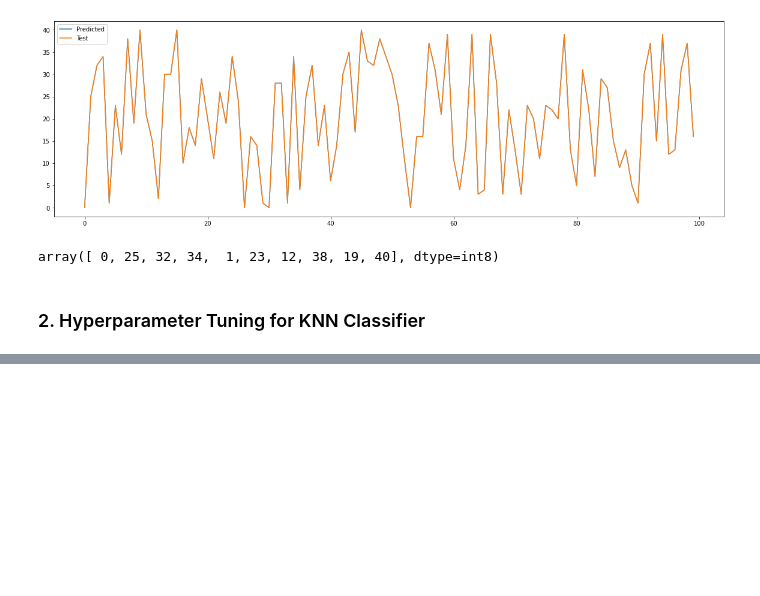
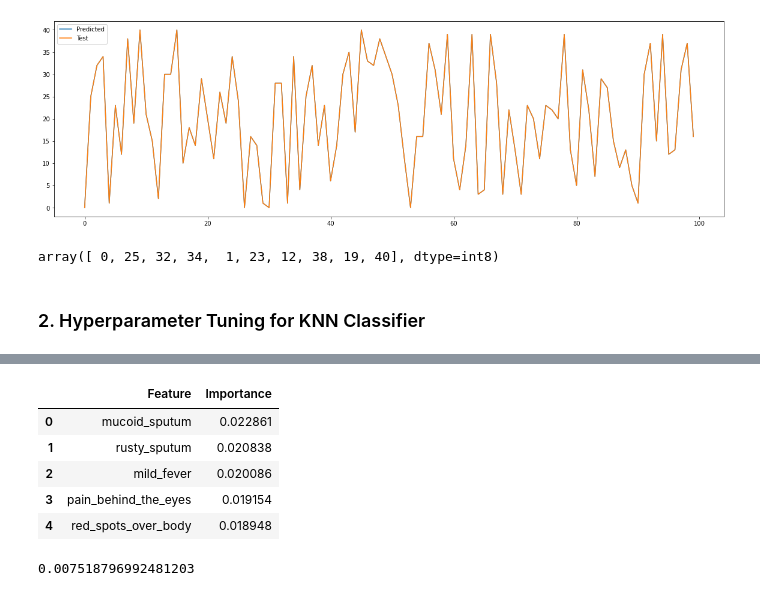
Before and after one commit to dinesh-gitrepo/UCDPA_DineshGangwar, a Jupyter notebook: ML_Model_for_Disease_Prediction.ipynb, the cells around one changed output, grey strips where cells are left out. Saved outputs shown, nothing was run; the diff lists cells and outputs as text; code cells hidden in the pictures; blank space fills up the shorter version.

```diff
--- a/ML_Model_for_Disease_Prediction.ipynb
+++ b/ML_Model_for_Disease_Prediction.ipynb
@@ -470,0 +498,13 @@ pd.concat([pd.Series(X_train.columns[rf_model.feature_importances_ >= 0.011]),
+# %%
+important_features.head()
+# %% [output]
+|  | Feature | Importance |
+| 0 | mucoid_sputum | 0.022861 |
+| 1 | rusty_sputum | 0.020838 |
+| 2 | mild_fever | 0.020086 |
+| 3 | pain_behind_the_eyes | 0.019154 |
+| 4 | red_spots_over_body | 0.018948 |
+# %%
+np.mean(important_features_all['Importance'])
+# %% [output]
+0.007518796992481203
```
Also changed, not shown: parts of 29 cells of this notebook.
